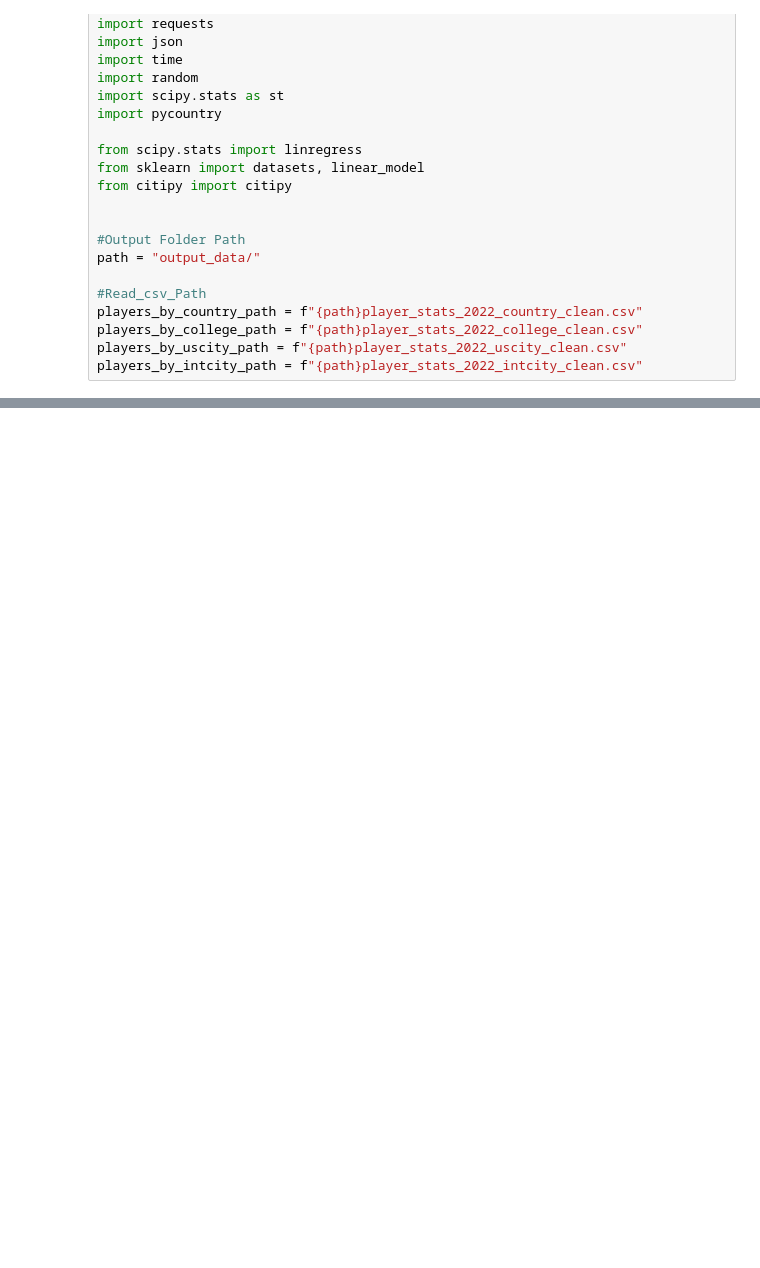
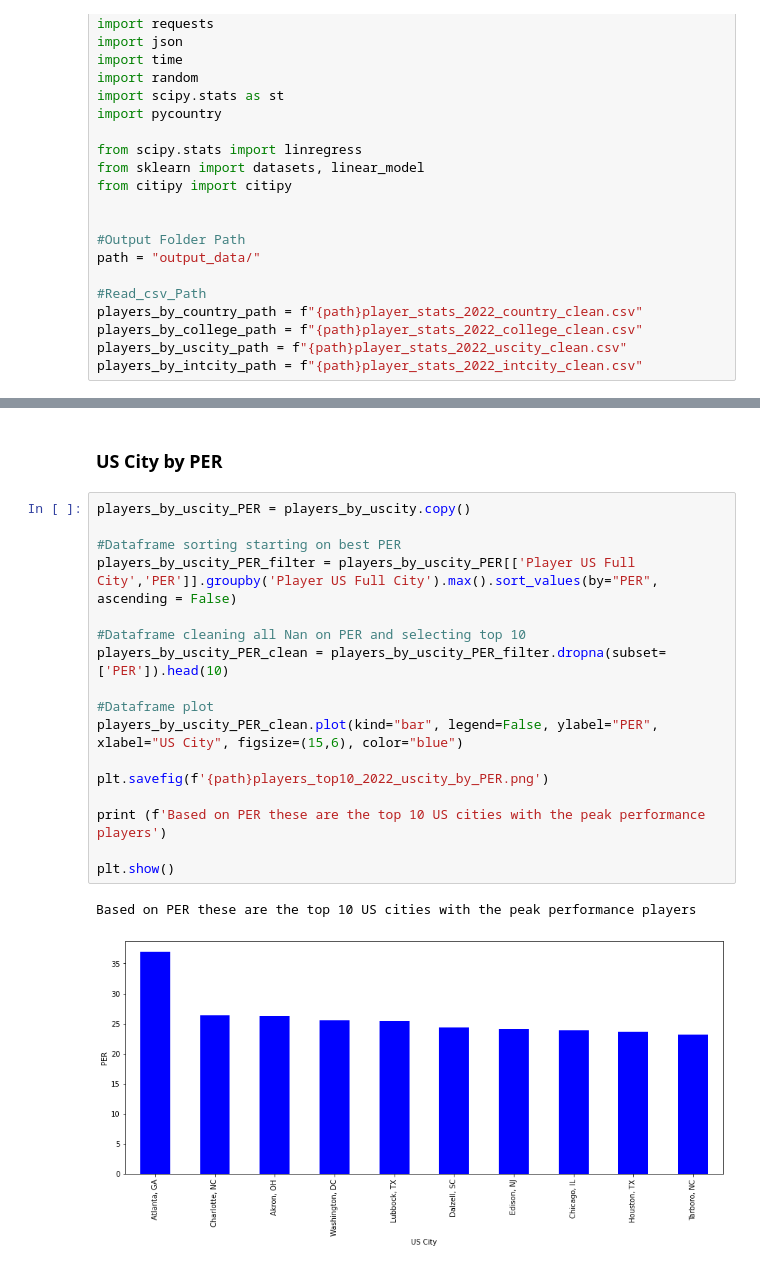
Before and after one commit to meeyoungPH/nba_superlatives, a Jupyter notebook: origin/NBA Geographical Analysis.ipynb, the cells around one changed output, grey strips where cells are left out. Drawn from its saved outputs; the diff is of its cells as text; blank space fills up the shorter version.

```diff
--- a/origin/NBA Geographical Analysis.ipynb
+++ b/origin/NBA Geographical Analysis.ipynb
@@ -367,0 +204,22 @@ Based on PER these is the distribution of 10 International cities with the peak
+# %% [markdown]
+### US City by PER
+# %%
+players_by_uscity_PER = players_by_uscity.copy()
+
+#Dataframe sorting starting on best PER
+players_by_uscity_PER_filter = players_by_uscity_PER[['Player US Full City','PER']].groupby('Player US Full City').max().sort_values(by="PER", ascending = False)
+
+#Dataframe cleaning all Nan on PER and selecting top 10
+players_by_uscity_PER_clean = players_by_uscity_PER_filter.dropna(subset=['PER']).head(10)
+
+#Dataframe plot
+players_by_uscity_PER_clean.plot(kind="bar", legend=False, ylabel="PER", xlabel="US City", figsize=(15,6), color="blue")
+
+plt.savefig(f'{path}players_top10_2022_uscity_by_PER.png')
+
+print (f'Based on PER these are the top 10 US cities with the peak performance players')
+
+plt.show()
+# %% [output]
+Based on PER these are the top 10 US cities with the peak performance players
+[figure, added]
```
Also changed, not shown: parts of 37 cells of this notebook, 17 other files.
